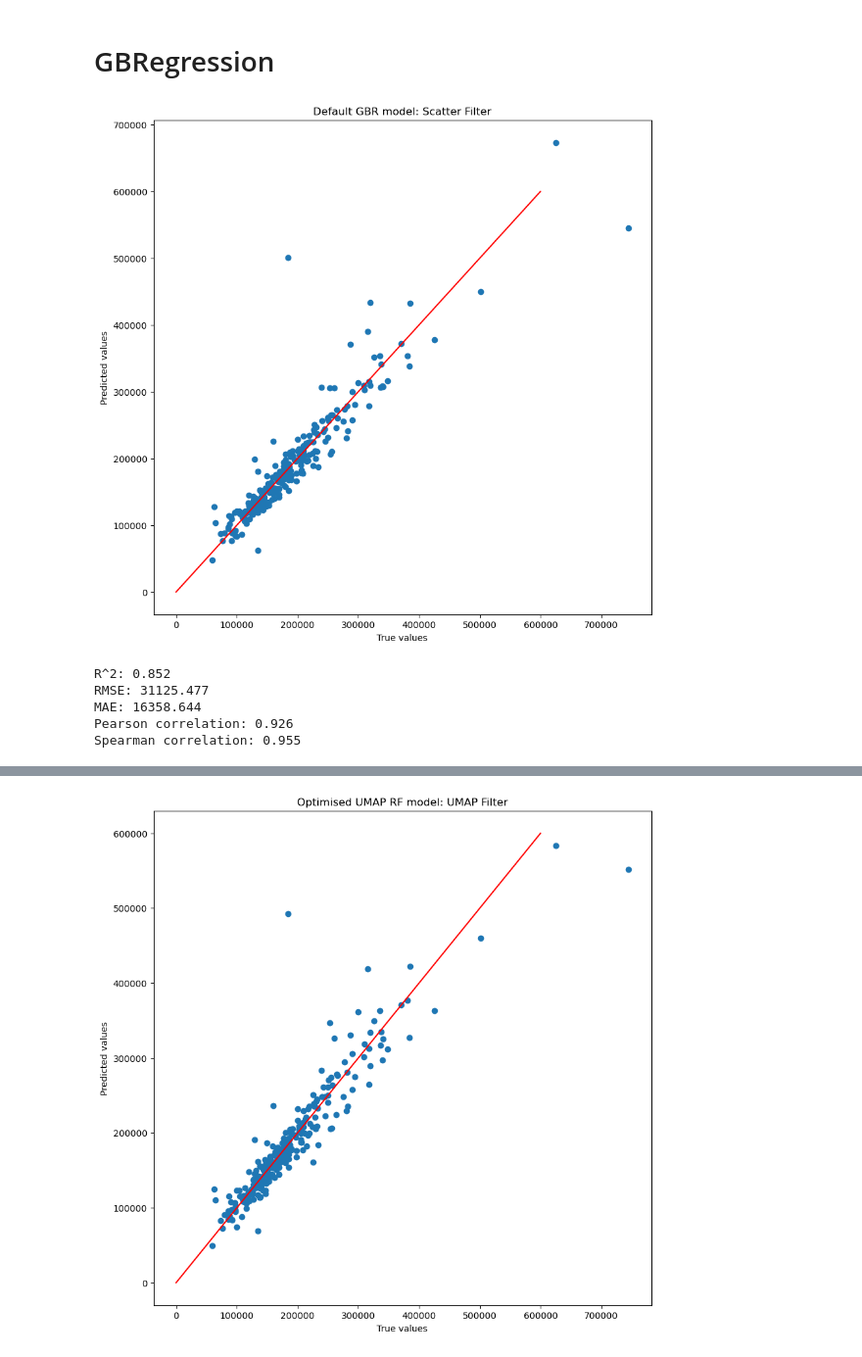
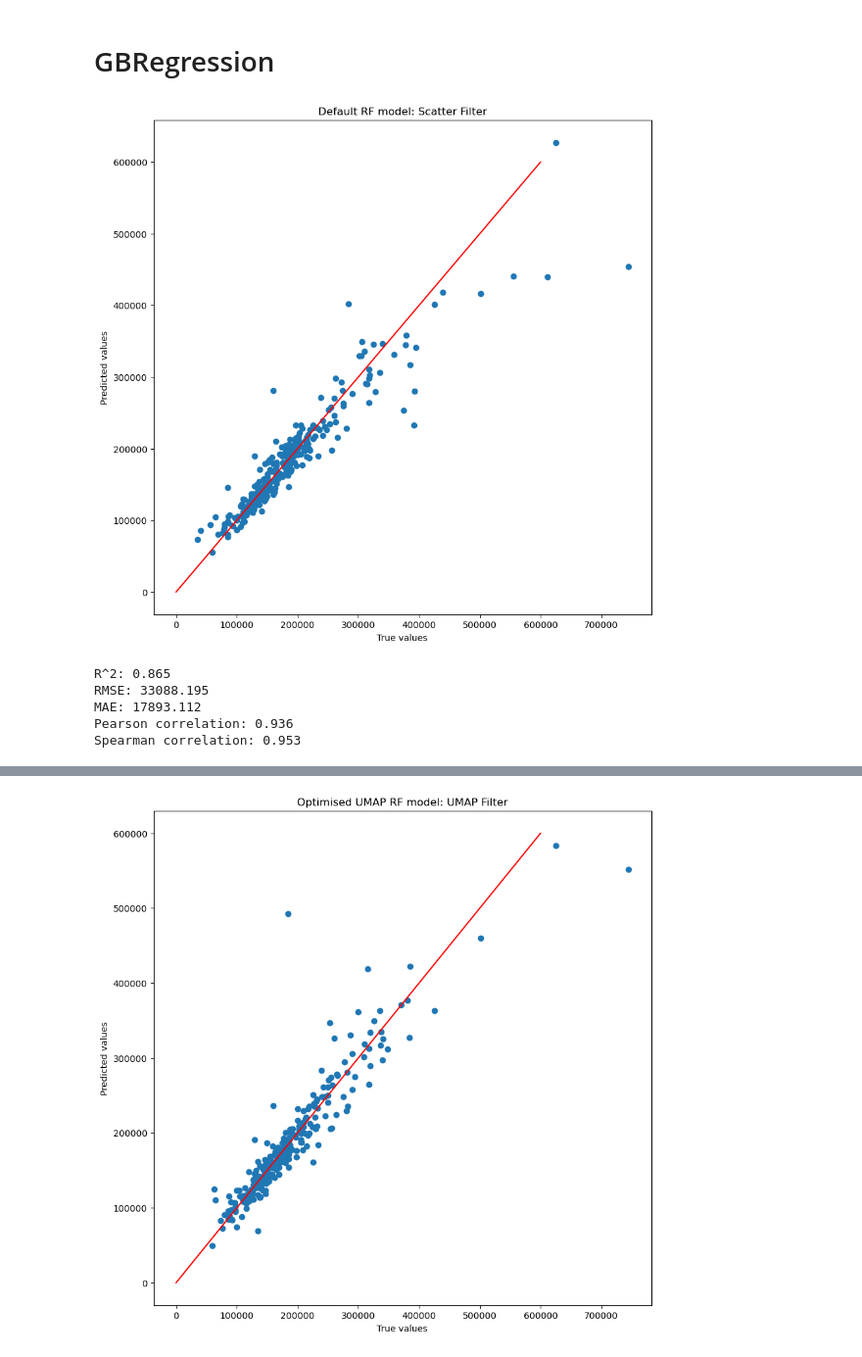
Before and after one commit to ljhason/House_Prices_Reg_Predictions, a Jupyter notebook: Models/GBR2.ipynb, the cells around one changed output, grey strips where cells are left out. Shown: that part at 98% size. Drawn from its saved outputs; the diff is of its cells as text; code cells hidden in the pictures.

Commit message:
Ensembling models commit

```diff
--- a/Models/GBR2.ipynb
+++ b/Models/GBR2.ipynb
@@ -25,14 +25,17 @@ from teachopencadd.utils import seed_everything
 SEED = 42
 seed_everything(SEED)
 # %%
-train_file_path_UMAP = '../Data/Data/train_filter_UMAP.csv'
-train_df_UMAP = pd.read_csv(train_file_path_UMAP)
+# train_file_path_UMAP = '../Data/Data/train_filter_UMAP.csv'
+# train_df_UMAP = pd.read_csv(train_file_path_UMAP)
+
+train_file_path_scat = '../Data/Data/train_filter_scat.csv'
+train_df_scat = pd.read_csv(train_file_path_scat)
 # %% [markdown]
 # Pipeline
 # %%
 ode_cols = ['LotShape', 'LandContour', 'Utilities', 'LandSlope', 'ExterQual', 'ExterCond', 'BsmtQual', 'BsmtCond', 'BsmtExposure', 'BsmtFinType1', 'BsmtFinType2', 'HeatingQC', 'CentralAir', 'KitchenQual', 'Functional', 'FireplaceQu', 'GarageFinish', 'GarageQual', 'GarageCond', 'PavedDrive', 'PoolQC']
 ohe_cols = ['MSZoning', 'Street', 'LotConfig', 'Neighborhood', 'Condition1', 'Condition2', 'BldgType', 'HouseStyle', 'RoofStyle', 'RoofMatl', 'Exterior1st', 'Exterior2nd', 'MasVnrType', 'Foundation', 'Heating', 'Electrical', 'GarageType', 'SaleType', 'SaleCondition']
-num_cols = train_df_UMAP.select_dtypes(include=['float64', 'int64']).columns
+num_cols = train_df_scat.select_dtypes(include=['float64', 'int64']).columns
 num_cols = num_cols.drop("SalePrice")
 # %%
 num_pipeline = Pipeline(steps=[
@@ -78,35 +88,58 @@ x_train_UMAP, x_test_UMAP, y_train_UMAP, y_test_UMAP= train_test_split(X_preproc
 # %%
 GBR = GradientBoostingRegressor(random_state=SEED)
-GBR.fit(x_train_UMAP, y_train_UMAP)
-y_pred = GBR.predict(x_test_UMAP)
+# GBR.fit(x_train_UMAP, y_train_UMAP)
+# y_pred = GBR.predict(x_test_UMAP)
+
+GBR.fit(x_train_scat, y_train_scat)
+y_pred = GBR.predict(x_test_scat)
 # %%
-# scatter plot of predicted vs actual
+# # scatter plot of predicted vs actual
+# plt.figure(figsize=(10, 10))
+# plt.scatter(y_test_UMAP, y_pred)
+# plt.plot(range(0, 600000), range(0, 600000), color='red')
+# plt.xlabel("True values")
+# plt.ylabel("Predicted values")
+# plt.title("Default RF model: Scatter Filter")
+# plt.show()
+
+# pearson_corr, _ = stats.pearsonr(y_test_UMAP, y_pred)
+# spearman_corr, _ = stats.spearmanr(y_test_UMAP, y_pred)
+# r2 = r2_score(y_test_UMAP, y_pred)
+# mae = mean_absolute_error(y_test_UMAP, y_pred)
+# rmse = math.sqrt(mean_squared_error(y_test_UMAP, y_pred))
+
+# print(f"R^2: {r2:.3f}")
+# print(f"RMSE: {rmse:.3f}")
+# print(f"MAE: {mae:.3f}")
+# print(f"Pearson correlation: {pearson_corr:.3f}")
+# print(f"Spearman correlation: {spearman_corr:.3f}")
+
 plt.figure(figsize=(10, 10))
-plt.scatter(y_test_UMAP, y_pred)
+plt.scatter(y_test_scat, y_pred)
 plt.plot(range(0, 600000), range(0, 600000), color='red')
 plt.xlabel("True values")
 plt.ylabel("Predicted values")
 plt.title("Default RF model: Scatter Filter")
 plt.show()
 
-pearson_corr, _ = stats.pearsonr(y_test_UMAP, y_pred)
-spearman_corr, _ = stats.spearmanr(y_test_UMAP, y_pred)
-r2 = r2_score(y_test_UMAP, y_pred)
-mae = mean_absolute_error(y_test_UMAP, y_pred)
-rmse = math.sqrt(mean_squared_error(y_test_UMAP, y_pred))
+pearson_corr, _ = stats.pearsonr(y_test_scat, y_pred)
+spearman_corr, _ = stats.spearmanr(y_test_scat, y_pred)
+r2 = r2_score(y_test_scat, y_pred)
+mae = mean_absolute_error(y_test_scat, y_pred)
+rmse = math.sqrt(mean_squared_error(y_test_scat, y_pred))
 
 print(f"R^2: {r2:.3f}")
 print(f"RMSE: {rmse:.3f}")
 print(f"MAE: {mae:.3f}")
 print(f"Pearson correlation: {pearson_corr:.3f}")
 print(f"Spearman correlation: {spearman_corr:.3f}")
 # %% [output]
-[figure, old version]
+[figure, new version]
-R^2: 0.852
-RMSE: 31125.477
-MAE: 16358.644
-Pearson correlation: 0.926
-Spearman correlation: 0.955
+R^2: 0.865
+RMSE: 33088.195
+MAE: 17893.112
+Pearson correlation: 0.936
+Spearman correlation: 0.953
 # %%
 # def objective_UMAP_GBR(trial):
 #     n_estimators = trial.suggest_int('n_estimators', 100, 750)
```
Also changed, not shown: parts of 12 cells of this notebook, 4 other files.
